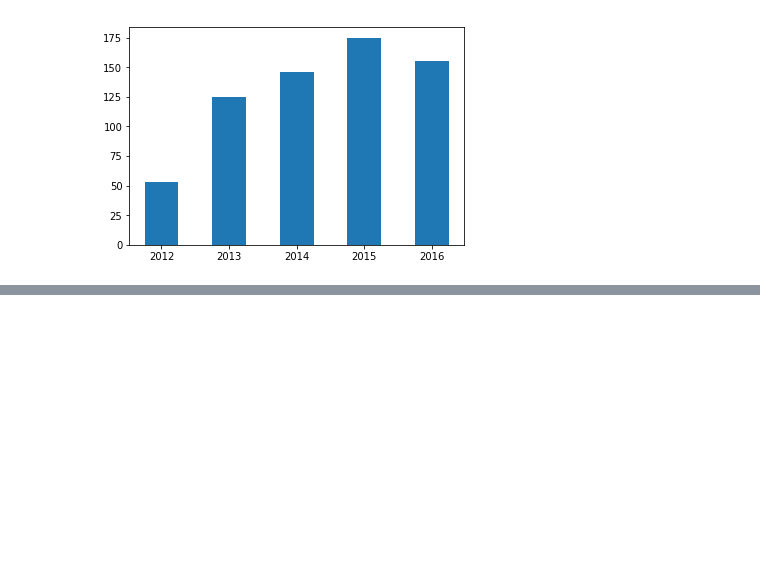
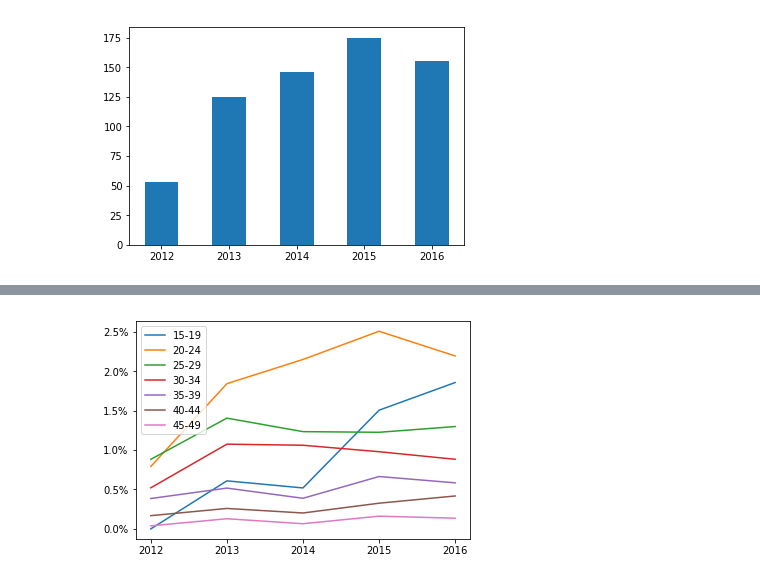
Before and after one commit to kerminen/freia, a Jupyter notebook: scripts/plots_tromsa.ipynb, the cells around one changed output, grey strips where cells are left out. Drawn from its saved outputs; the diff is of its cells as text; code cells hidden in the pictures; blank space fills up the shorter version.

```diff
--- a/scripts/plots_tromsa.ipynb
+++ b/scripts/plots_tromsa.ipynb
@@ -105,0 +87,4 @@ plt.show()
+# %%
+plotRelativeFrame(relativeImplantsFrame, 'relative_implants')
+# %% [output]
+[figure, added]
```
Also changed, not shown: parts of 6 cells of this notebook.
